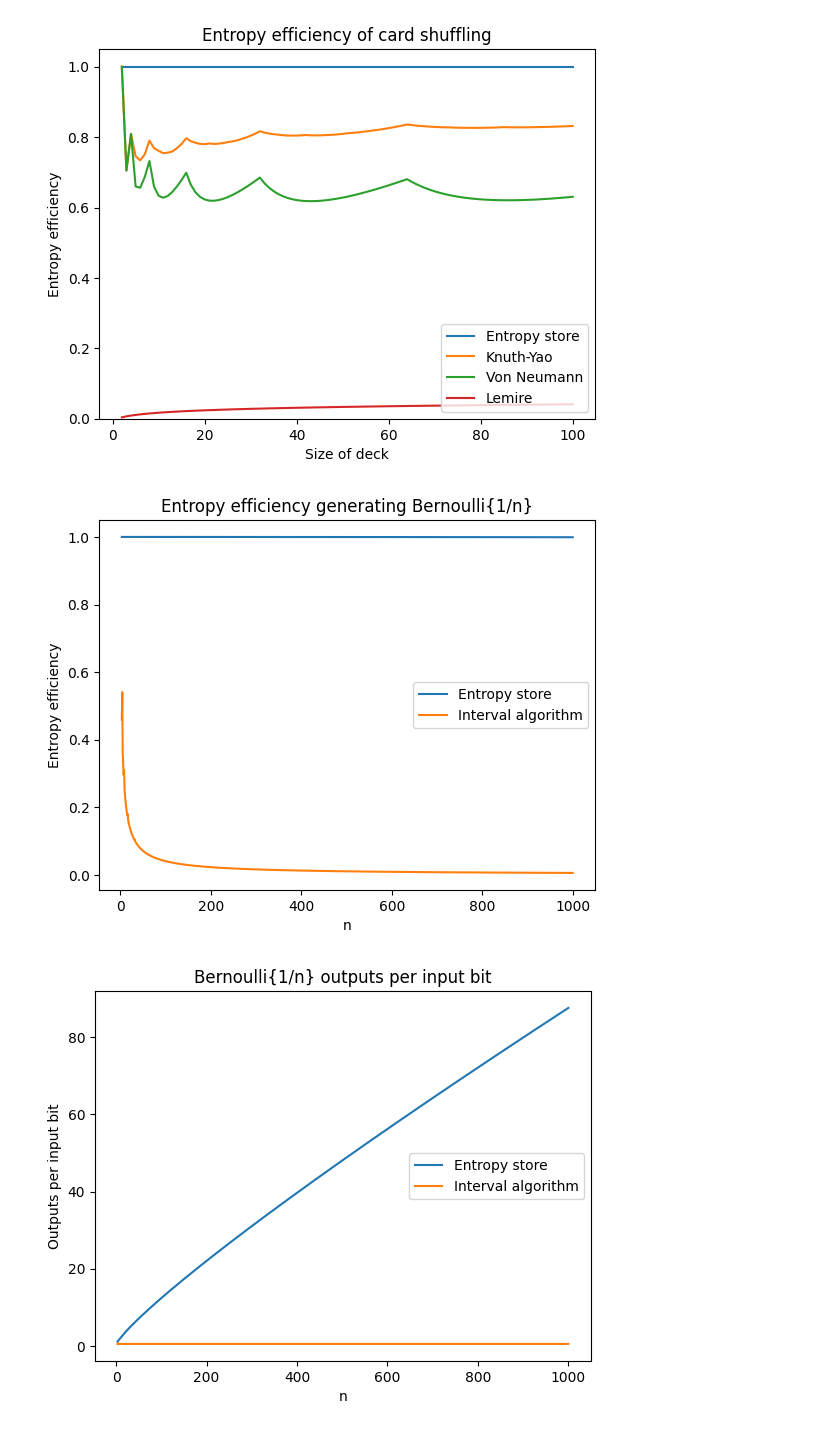
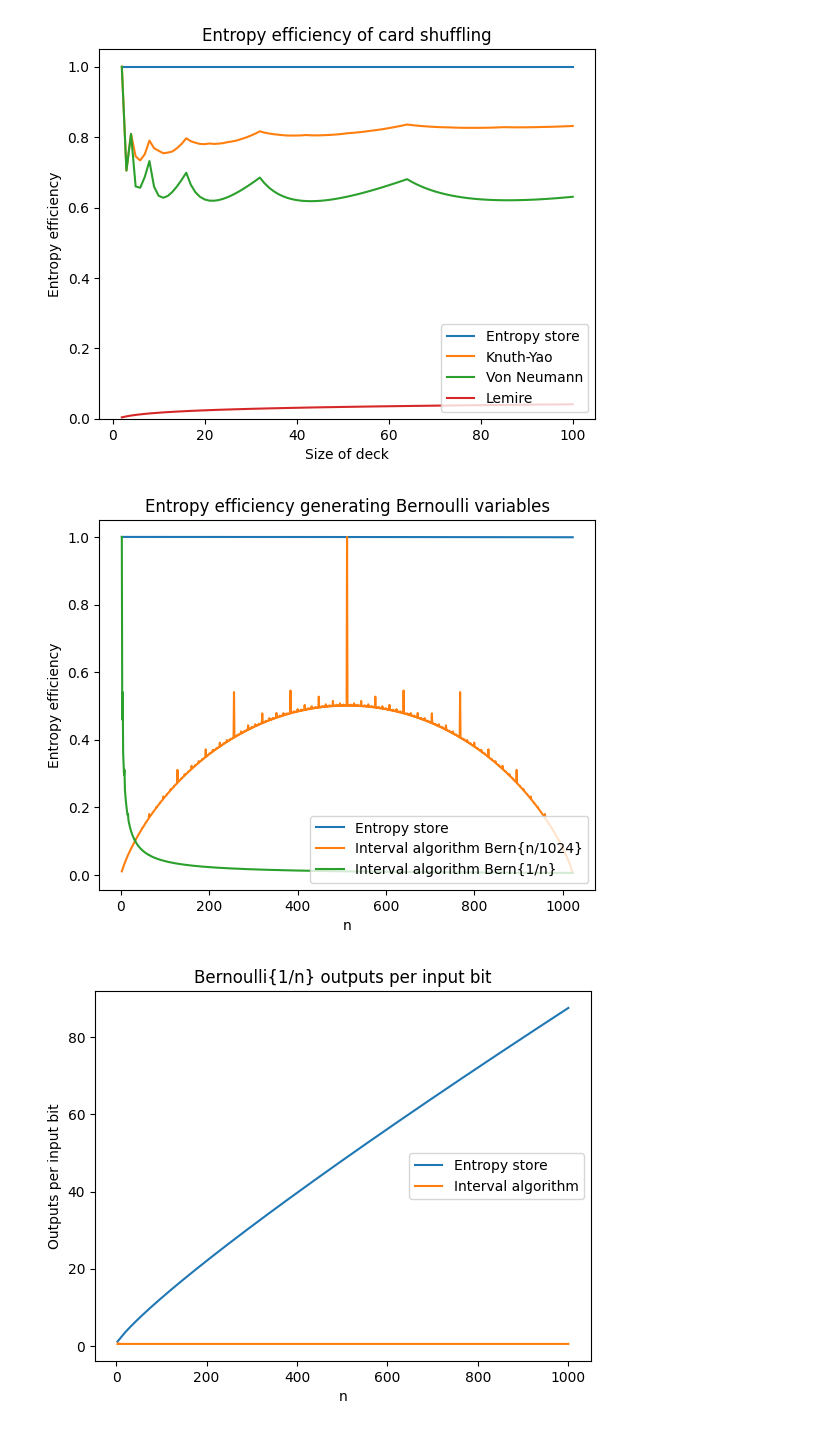
Before and after one commit to calum74/entropy, a Jupyter notebook: paper/reference.ipynb, the cells around one changed output. Saved outputs shown, nothing was run; the diff lists cells and outputs as text; code cells hidden in the pictures.

```diff
--- a/paper/reference.ipynb
+++ b/paper/reference.ipynb
@@ -276,8 +276,8 @@ class IntervalAlgorithm:
         return simulate(0, 0, 1)
 
 def bernoulli_efficiency(algorithm):
-    def efficiency(n):
-        p = 1/n
+    def efficiency(m, n):
+        p = m/n
         output = binary_entropy(p)
         return output/algorithm.bernoulli_entropy(p)
     return efficiency
@@ -360,26 +360,29 @@ plt.show()
 # %% [output]
 [figure]
 # %%
-series = range(3,1001)
+series = range(2,1024)
 ia = IntervalAlgorithm()
-interval_efficiency = [bernoulli_efficiency(ia)(n) for n in series]
-es_efficiency = [bernoulli_efficiency(es32_worst)(n) for n in series]
+interval_efficiency = [bernoulli_efficiency(ia)(1,n) for n in series]
+interval_efficiency2 = [bernoulli_efficiency(ia)(n,1024) for n in series]
+es_efficiency = [bernoulli_efficiency(es32_worst)(1,n) for n in series]
+es_efficiency2 = [bernoulli_efficiency(es32_worst)(n,1024) for n in series]
 
 plt.clf()
 
-plt.title('Entropy efficiency generating Bernoulli{1/n}')
+plt.title('Entropy efficiency generating Bernoulli variables')
 
 plt.xlabel('n')
 plt.ylabel('Entropy efficiency')
 
 # plt.grid(True, which="both", ls="--")
 plt.plot(series, es_efficiency, label='Entropy store')
-plt.plot(series, interval_efficiency, label='Interval algorithm')
-plt.legend(loc='center right')
+plt.plot(series, interval_efficiency2, label='Interval algorithm Bern{n/1024}')
+plt.plot(series, interval_efficiency, label='Interval algorithm Bern{1/n}')
+plt.legend(loc='lower right')
 plt.savefig('bernoulli_efficiency.png', dpi=600)
 plt.show()
 # %% [output]
-[figure, old version]
+[figure, new version]
 # %%
 series = range(3,1001)
 es_output_rate = [1/es32_worst.bernoulli_entropy(1/n) for n in series]
```
Also changed, not shown: parts of 1 cell of this notebook, 3 other files.
